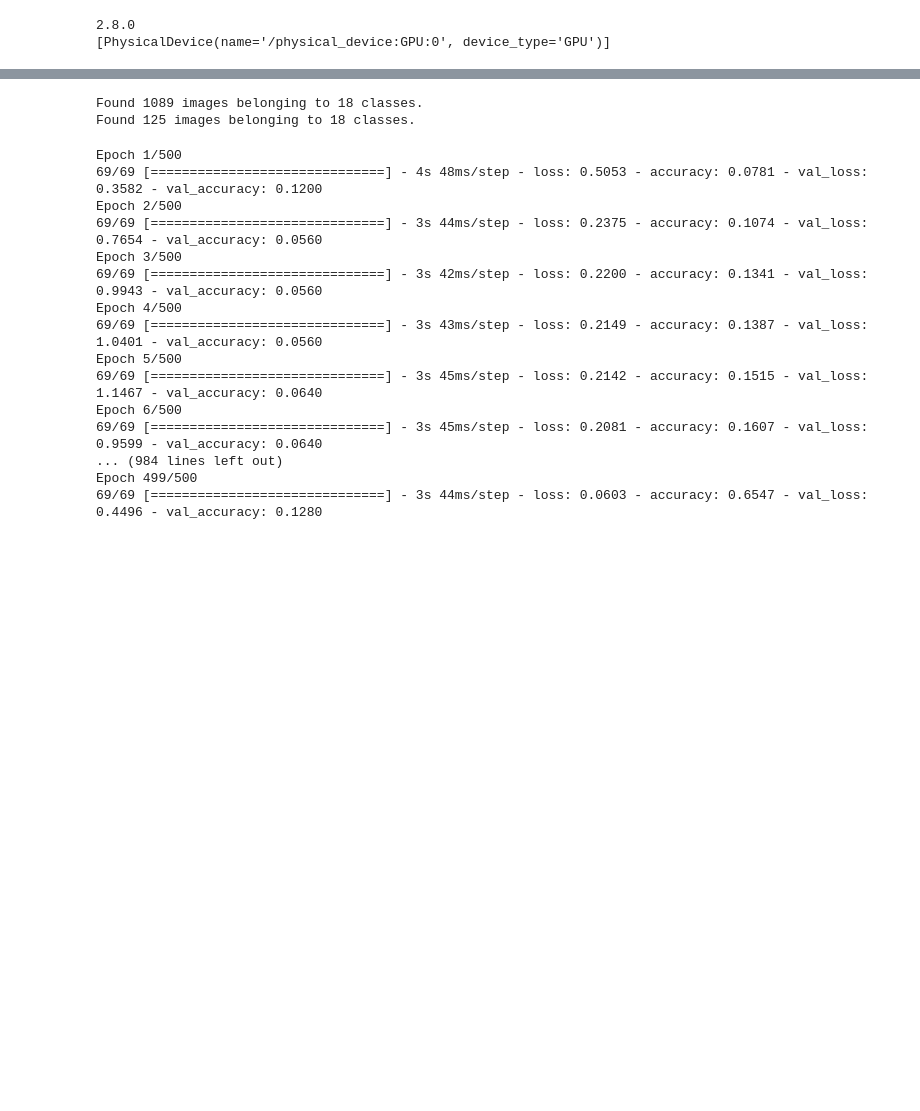
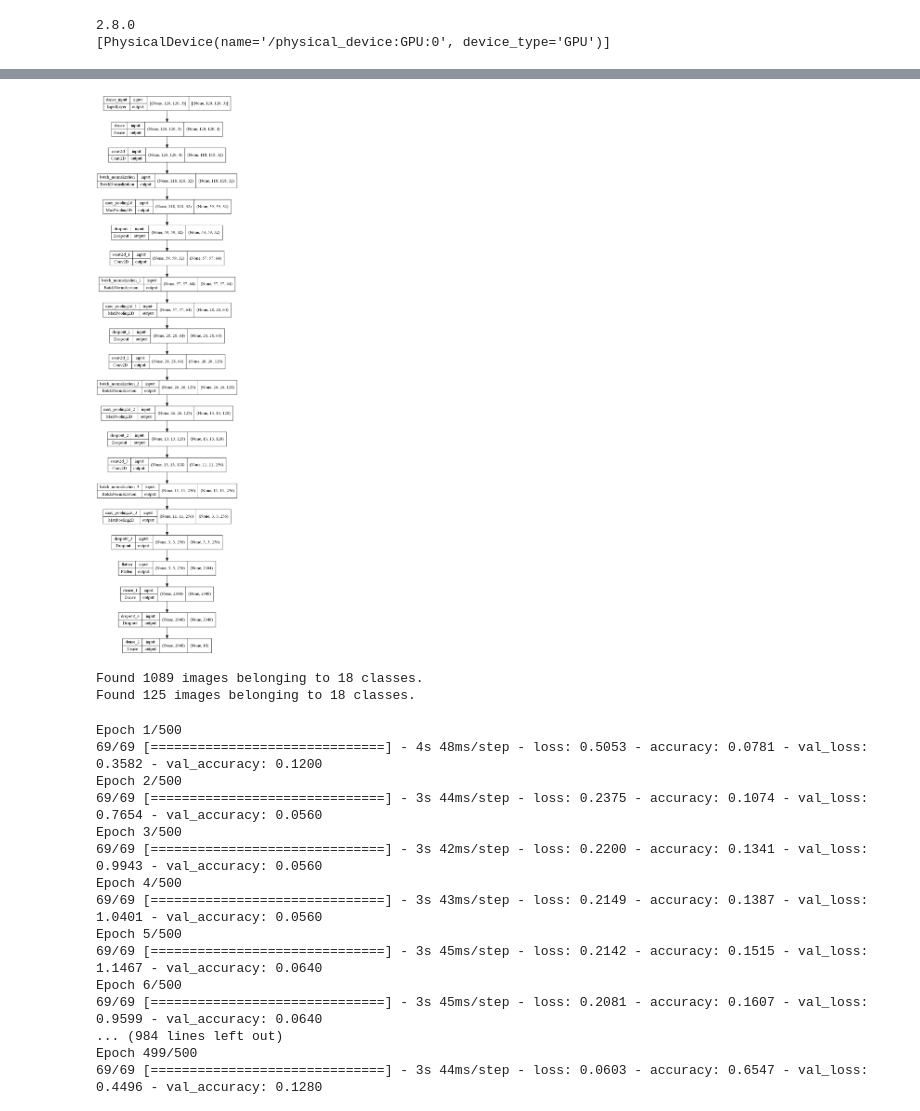
Before and after one commit to ArianeDlns/DeepCV-project, a Jupyter notebook: notebooks/pokemon_type_nemlc.ipynb, the cells around one changed output, grey strips where cells are left out. Drawn from its saved outputs; the diff is of its cells as text; code cells hidden in the pictures; blank space fills up the shorter version.

```diff
--- a/notebooks/pokemon_type_nemlc.ipynb
+++ b/notebooks/pokemon_type_nemlc.ipynb
@@ -78,6 +78,10 @@ Non-trainable params: 960
 _________________________________________________________________
 # %%
 model.compile(loss = 'binary_crossentropy', optimizer = 'adam', metrics = ['accuracy'])
+# %%
+tf.keras.utils.plot_model(model, to_file="../data/Figures/model.png", show_shapes=True, show_layer_names=True)
+# %% [output]
+[figure, added]
 # %%
 
 train_datagen = ImageDataGenerator(rescale = 1./255,
```
Also changed, not shown: parts of 1 cell of this notebook, 2 other files.
